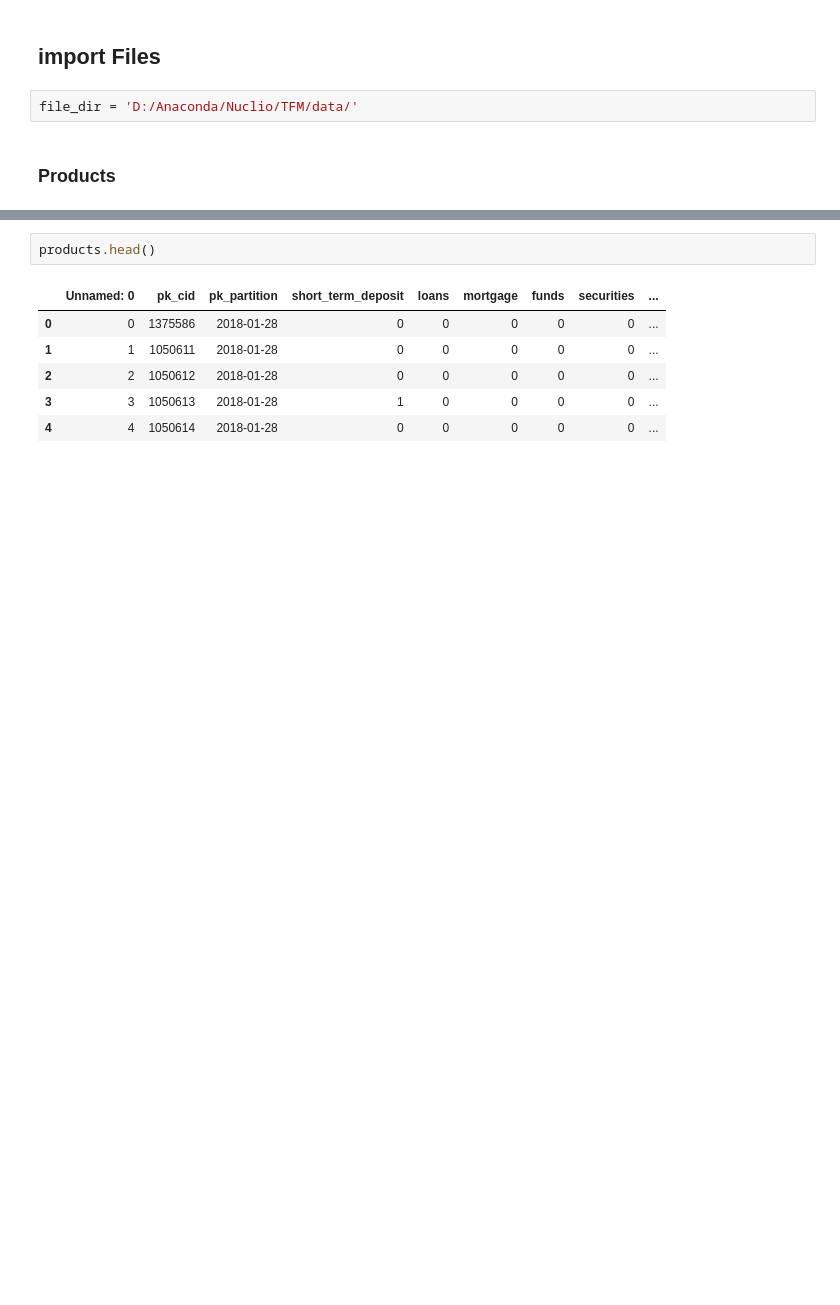
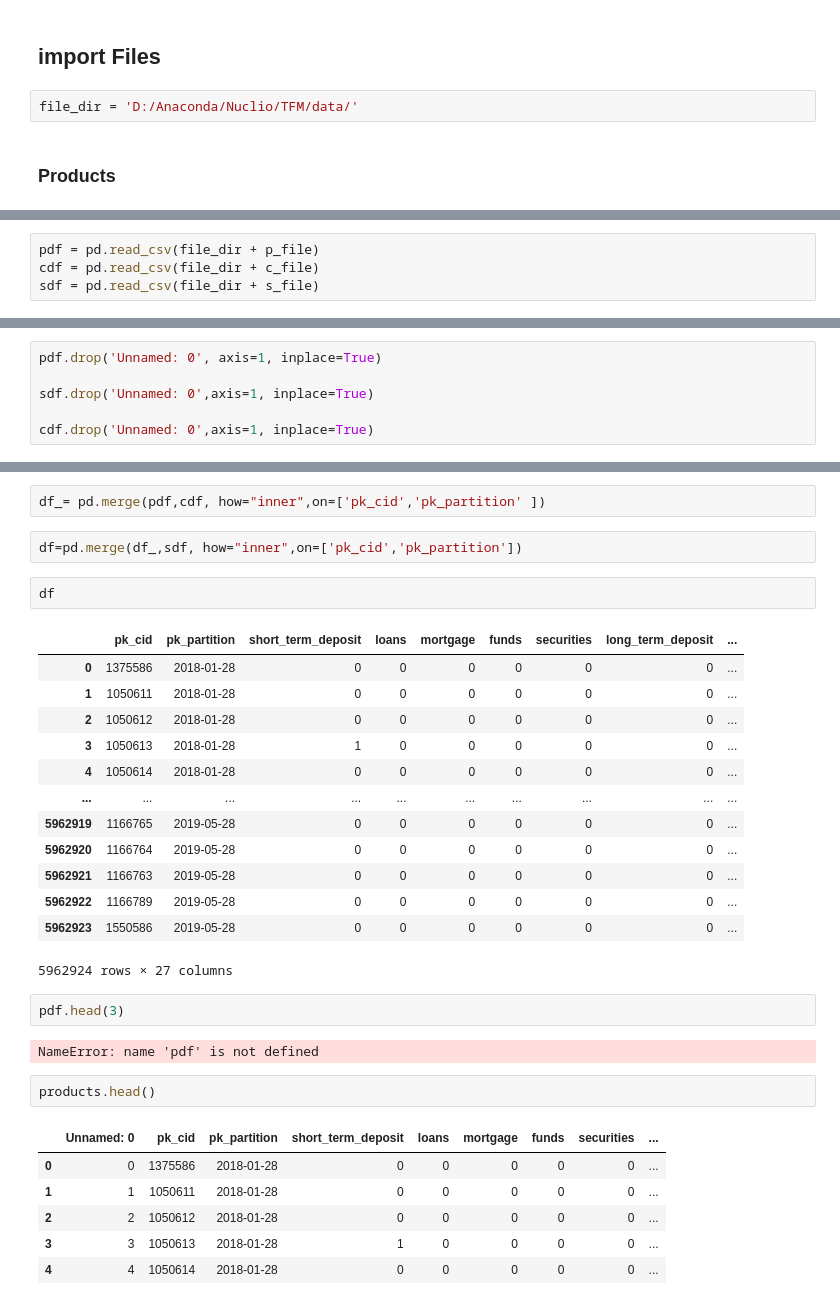
Before and after one commit to jascicz/easy_money_Project, a Jupyter notebook: jorge-Proyecto.ipynb, the cells around one changed output, grey strips where cells are left out. Cells and saved outputs as stored; diff of their text form; blank space fills up the shorter version.

```diff
--- a/jorge-Proyecto.ipynb
+++ b/jorge-Proyecto.ipynb
@@ -29,0 +22,4 @@ Index(['Unnamed: 0', 'pk_cid', 'pk_partition', 'short_term_deposit', 'loans',
+# %%
+pdf = pd.read_csv(file_dir + p_file)
+cdf = pd.read_csv(file_dir + c_file)
+sdf = pd.read_csv(file_dir + s_file)
@@ -29,0 +44,6 @@ Index(['Unnamed: 0', 'pk_cid', 'pk_partition', 'short_term_deposit', 'loans',
+# %%
+pdf.drop('Unnamed: 0', axis=1, inplace=True)
+
+sdf.drop('Unnamed: 0',axis=1, inplace=True)
+
+cdf.drop('Unnamed: 0',axis=1, inplace=True)
@@ -30,3 +64,27 @@ Index(['Unnamed: 0', 'pk_cid', 'pk_partition', 'short_term_deposit', 'loans',
+# %%
+df_= pd.merge(pdf,cdf, how="inner",on=['pk_cid','pk_partition' ])
+# %%
+df=pd.merge(df_,sdf, how="inner",on=['pk_cid','pk_partition'])
+# %%
+df
+# %% [output]
+|  | pk_cid | pk_partition | short_term_deposit | loans | mortgage | funds | securities | long_term_deposit | ... |
+| 0 | 1375586 | 2018-01-28 | 0 | 0 | 0 | 0 | 0 | 0 | ... |
+| 1 | 1050611 | 2018-01-28 | 0 | 0 | 0 | 0 | 0 | 0 | ... |
+| 2 | 1050612 | 2018-01-28 | 0 | 0 | 0 | 0 | 0 | 0 | ... |
+| 3 | 1050613 | 2018-01-28 | 1 | 0 | 0 | 0 | 0 | 0 | ... |
+| 4 | 1050614 | 2018-01-28 | 0 | 0 | 0 | 0 | 0 | 0 | ... |
+| ... | ... | ... | ... | ... | ... | ... | ... | ... | ... |
+| 5962919 | 1166765 | 2019-05-28 | 0 | 0 | 0 | 0 | 0 | 0 | ... |
+| 5962920 | 1166764 | 2019-05-28 | 0 | 0 | 0 | 0 | 0 | 0 | ... |
+| 5962921 | 1166763 | 2019-05-28 | 0 | 0 | 0 | 0 | 0 | 0 | ... |
+| 5962922 | 1166789 | 2019-05-28 | 0 | 0 | 0 | 0 | 0 | 0 | ... |
+| 5962923 | 1550586 | 2019-05-28 | 0 | 0 | 0 | 0 | 0 | 0 | ... |
+5962924 rows × 27 columns
+# %%
+pdf.head(3)
+# %% [output]
+NameError: name 'pdf' is not defined
 # %%
 products.head()
 # %% [output]
```
Also changed, not shown: parts of 7 cells of this notebook.
